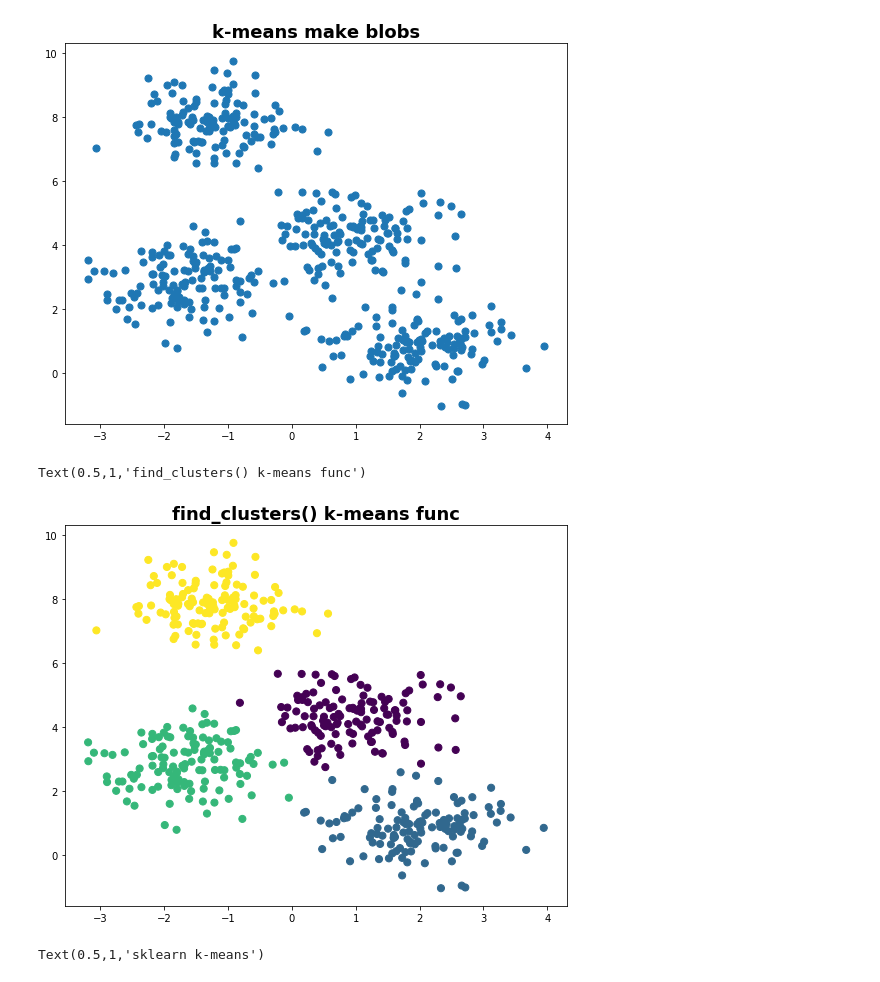
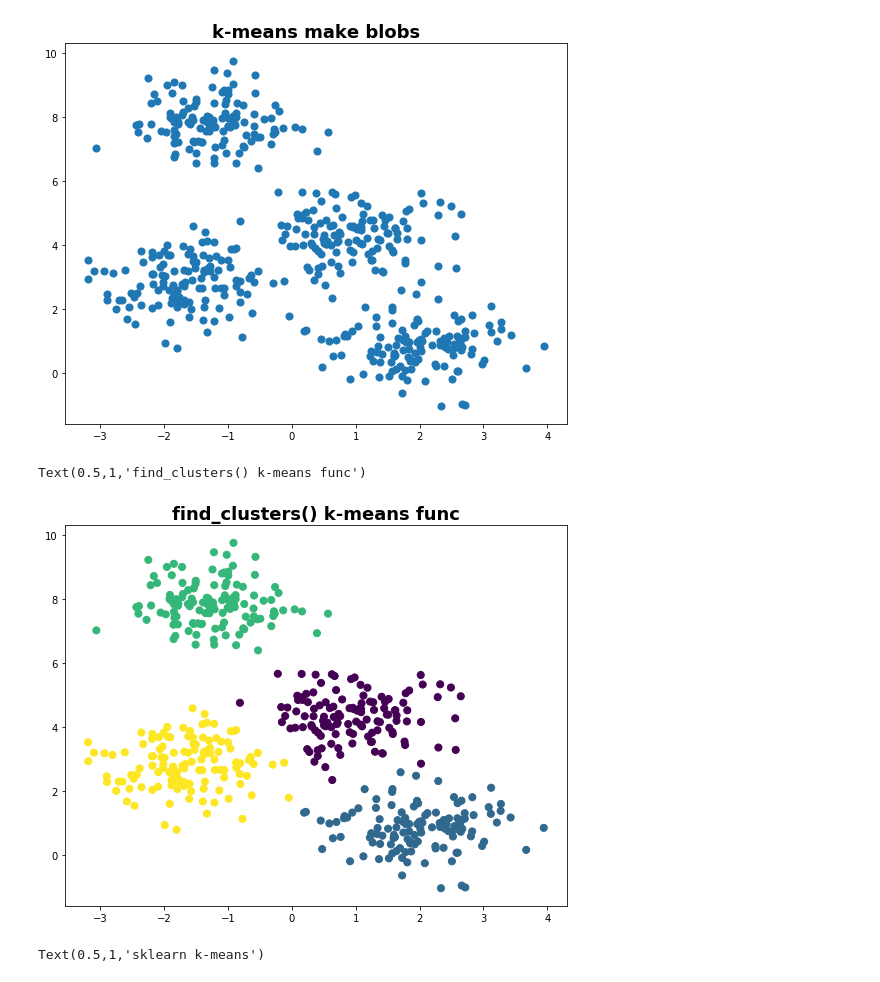
Before and after one commit to redheadjune/207_Applied_ML, a Jupyter notebook: 10_E-M, K-Means, Mixture Models.ipynb, the cells around one changed output. Drawn from its saved outputs; the diff is of its cells as text; code cells hidden in the pictures.

```diff
--- a/10_E-M, K-Means, Mixture Models.ipynb
+++ b/10_E-M, K-Means, Mixture Models.ipynb
@@ -386,14 +391,14 @@ def find_clusters(X, n_clusters, rseed=2):
 # %%
 # let's test the implementation
 
-centers, labels = find_clusters(X, k)
+centers, labels = find_clusters(X, k, rseed=10)
 
 fig, ax = plt.subplots(figsize=(9,7))
 ax.scatter(X[:, 0], X[:, 1], c=labels, s=dot_size, cmap=cmap)
 plt.title('find_clusters() k-means func', fontsize=18, fontweight='demi')
 # %% [output]
 Text(0.5,1,'find_clusters() k-means func')
-[figure, old version]
+[figure, new version]
 # %%
 # now let's compare this to the sklearn's KMeans() algorithm
 
```
Also changed, not shown: parts of 4 cells of this notebook, 4 other files.
